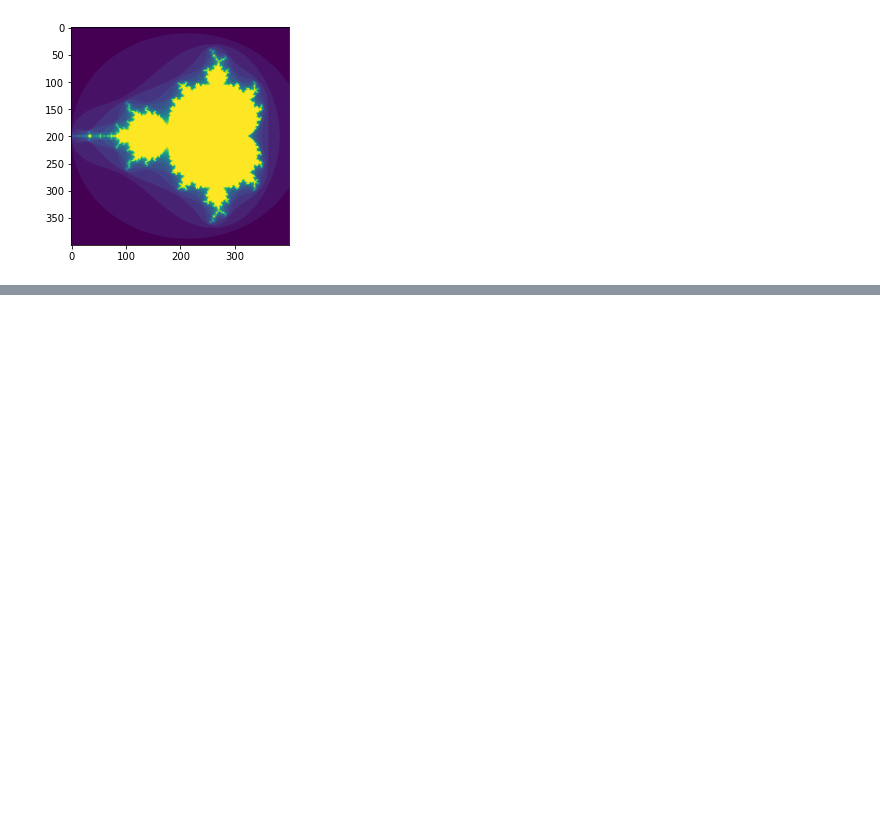
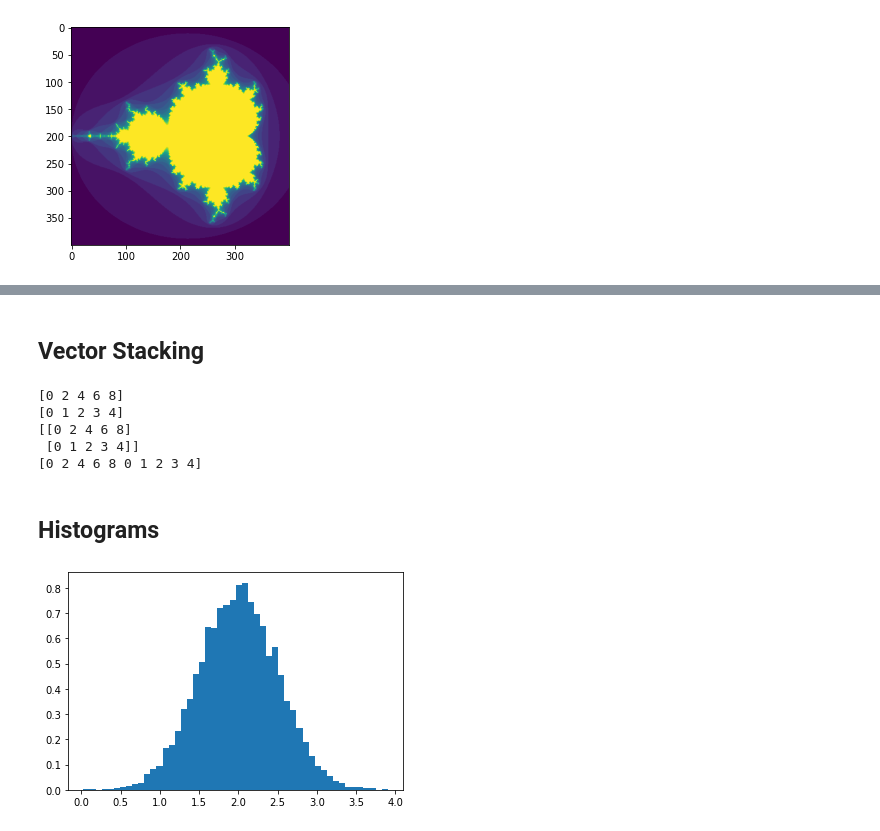
Before and after one commit to raffaeleterribile/numpy-tutorials, a Jupyter notebook: NumpyTutorials.ipynb, the cells around one changed output, grey strips where cells are left out. Drawn from its saved outputs; the diff is of its cells as text; code cells hidden in the pictures; blank space fills up the shorter version.

```diff
--- a/NumpyTutorials.ipynb
+++ b/NumpyTutorials.ipynb
@@ -821,0 +963,36 @@ plt.show()
+# %% [markdown]
+## Vector Stacking
+# %%
+x = np.arange(0,10,2) # x=([0,2,4,6,8])
+print(x)
+
+y = np.arange(5) # y=([0,1,2,3,4])
+print(y)
+
+m = np.vstack([x,y]) # m=([[0,2,4,6,8],
+					 # [0,1,2,3,4]])
+print(m)
+
+xy = np.hstack([x,y]) # xy =([0,2,4,6,8,0,1,2,3,4])
+print(xy)
+# %% [output]
+[0 2 4 6 8]
+[0 1 2 3 4]
+[[0 2 4 6 8]
+ [0 1 2 3 4]]
+[0 2 4 6 8 0 1 2 3 4]
+# %% [markdown]
+## Histograms
+# %%
+import numpy as np
+import matplotlib.pyplot as plt
+
+# Build a vector of 10000 normal deviates with variance 0.5^2 andmean 2
+mu, sigma = 2, 0.5
+v = np.random.normal(mu,sigma,10000)
+
+# Plot a normalized histogram with 50 bins
+plt.hist(v, bins=50, density=True) # matplotlib version (plot)
+plt.show()
+# %% [output]
+[figure, added]
```
Also changed, not shown: parts of 23 cells of this notebook.
